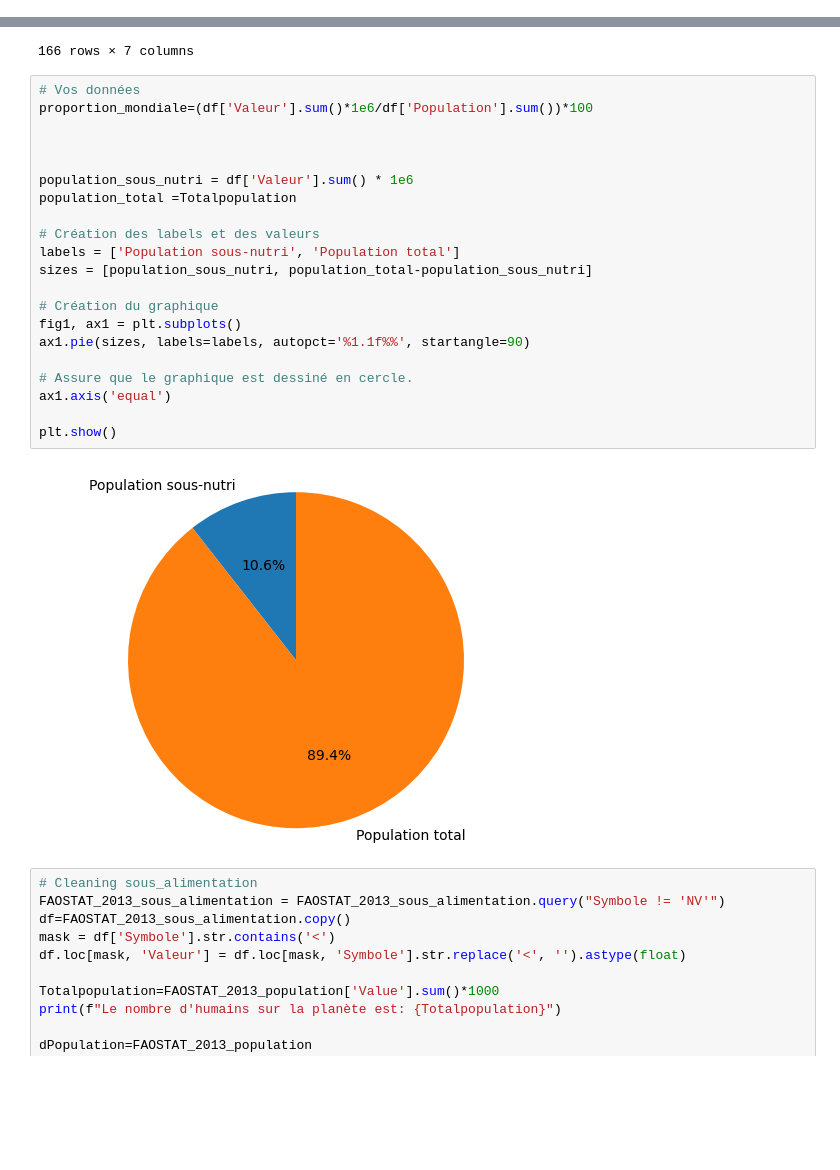
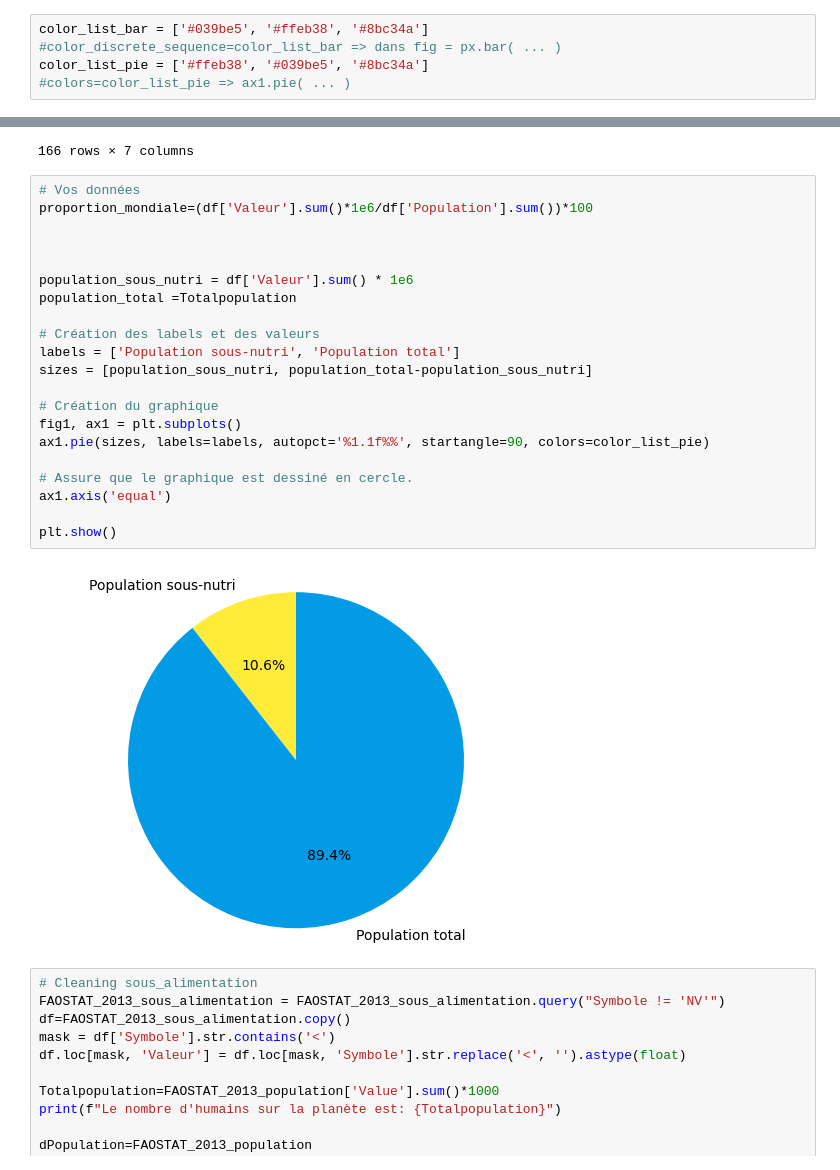
Before and after one commit to data-IA-2023/Groupe-3, a Jupyter notebook: briefs181223.ipynb, the cells around one changed output, grey strips where cells are left out. Saved outputs shown, nothing was run; the diff lists cells and outputs as text; blank space fills up the shorter version.

```diff
--- a/briefs181223.ipynb
+++ b/briefs181223.ipynb
@@ -56,6 +56,11 @@ FAOSTAT_2013_population = pd.read_csv(chemein_BD, sep=',',on_bad_lines='skip',dt
 
 chemein_BD = url_bd+"fao_2013\FAOSTAT_2013_sous_alimentation.csv"
 FAOSTAT_2013_sous_alimentation = pd.read_csv(chemein_BD, sep=',',on_bad_lines='skip',dtype={'Code zone': str,'Code Élément': str,'Code Produit': str,'Code année': str,'Année': str})
+# %%
+color_list_bar = ['#039be5', '#ffeb38', '#8bc34a']
+#color_discrete_sequence=color_list_bar => dans fig = px.bar( ... )
+color_list_pie = ['#ffeb38', '#039be5', '#8bc34a']
+#colors=color_list_pie => ax1.pie( ... )
 # %% [markdown]
 ### 1 - Etude guidée n°1
 # %% [markdown]
@@ -620,26 +667,26 @@ la proportion de la population mondiale considérée comme en sous-nutrition est
 # %%
 # Vos données
 proportion_mondiale=(df['Valeur'].sum()*1e6/df['Population'].sum())*100
 
 
 
 population_sous_nutri = df['Valeur'].sum() * 1e6
 population_total =Totalpopulation
 
 # Création des labels et des valeurs
 labels = ['Population sous-nutri', 'Population total']
 sizes = [population_sous_nutri, population_total-population_sous_nutri]
 
 # Création du graphique
 fig1, ax1 = plt.subplots()
-ax1.pie(sizes, labels=labels, autopct='%1.1f%%', startangle=90)
+ax1.pie(sizes, labels=labels, autopct='%1.1f%%', startangle=90, colors=color_list_pie)
 
 # Assure que le graphique est dessiné en cercle.
 ax1.axis('equal')
 
 plt.show()
 # %% [output]
-[figure, old version]
+[figure, new version]
 # %%
 # Cleaning sous_alimentation
 FAOSTAT_2013_sous_alimentation = FAOSTAT_2013_sous_alimentation.query("Symbole != 'NV'")
```
Also changed, not shown: parts of 17 cells of this notebook, 1 other file.
